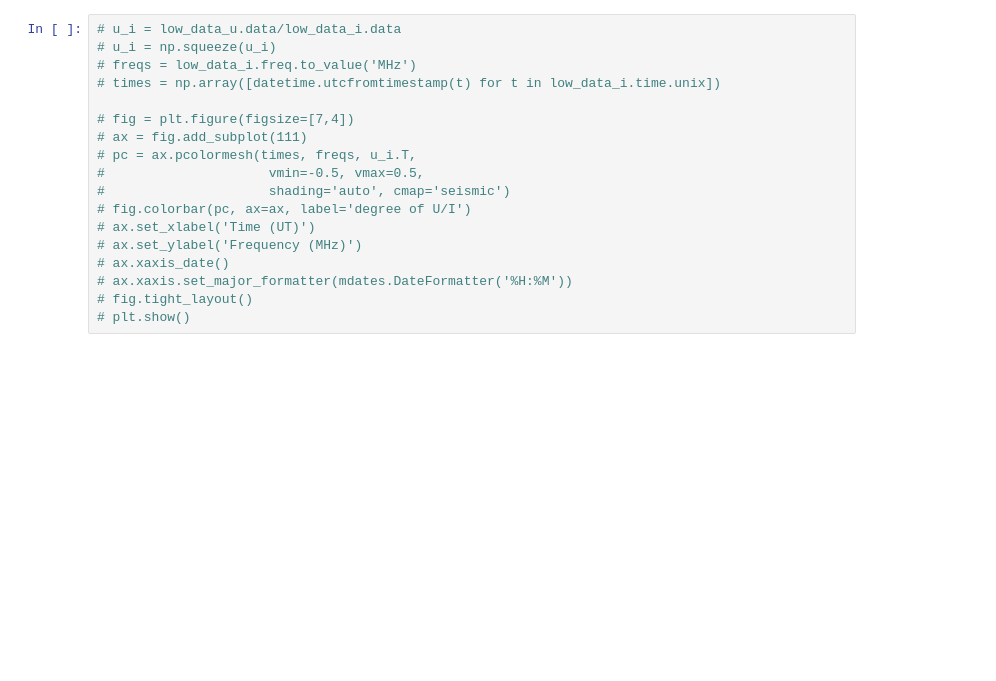
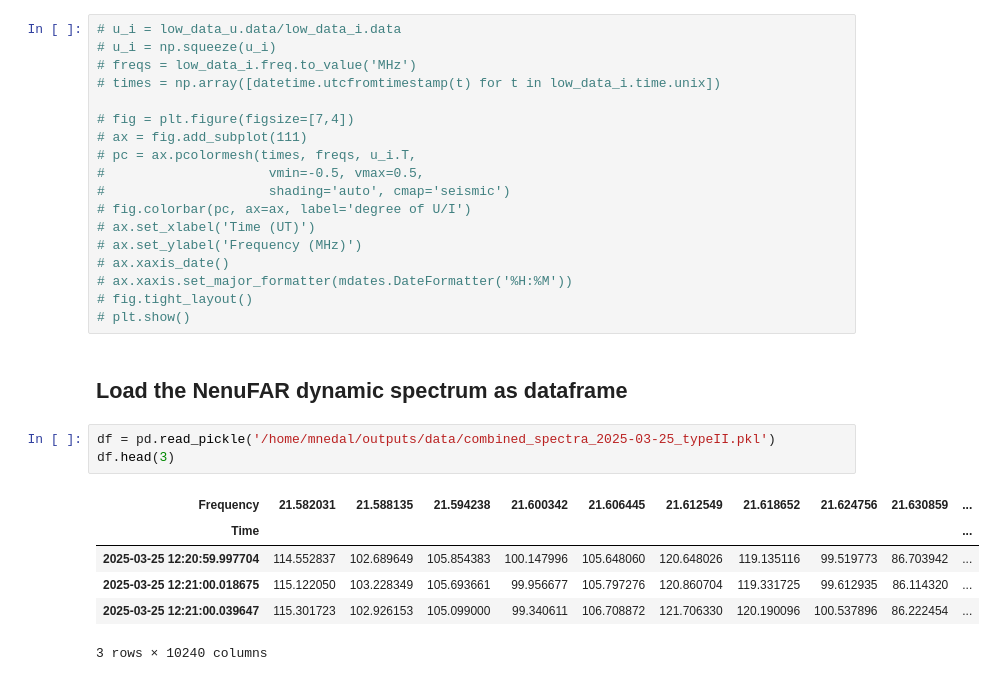
Before and after one commit to MohamedNedal/nenufar_work, a Jupyter notebook: plot_nenufar.ipynb, the cells around one changed output. Saved outputs shown, nothing was run; the diff lists cells and outputs as text; blank space fills up the shorter version.

```diff
--- a/plot_nenufar.ipynb
+++ b/plot_nenufar.ipynb
@@ -656,3 +654,15 @@ Troupleshooting
 # ax.xaxis.set_major_formatter(mdates.DateFormatter('%H:%M'))
 # fig.tight_layout()
 # plt.show()
+# %% [markdown]
+## Load the NenuFAR dynamic spectrum as dataframe
+# %%
+df = pd.read_pickle('/home/mnedal/outputs/data/combined_spectra_2025-03-25_typeII.pkl')
+df.head(3)
+# %% [output]
+| Frequency | 21.582031 | 21.588135 | 21.594238 | 21.600342 | 21.606445 | 21.612549 | 21.618652 | 21.624756 | 21.630859 | ... |
+| Time |  |  |  |  |  |  |  |  |  | ... |
+| 2025-03-25 12:20:59.997704 | 114.552837 | 102.689649 | 105.854383 | 100.147996 | 105.648060 | 120.648026 | 119.135116 | 99.519773 | 86.703942 | ... |
+| 2025-03-25 12:21:00.018675 | 115.122050 | 103.228349 | 105.693661 | 99.956677 | 105.797276 | 120.860704 | 119.331725 | 99.612935 | 86.114320 | ... |
+| 2025-03-25 12:21:00.039647 | 115.301723 | 102.926153 | 105.099000 | 99.340611 | 106.708872 | 121.706330 | 120.190096 | 100.537896 | 86.222454 | ... |
+3 rows × 10240 columns
```
Also changed, not shown: parts of 6 cells of this notebook.
